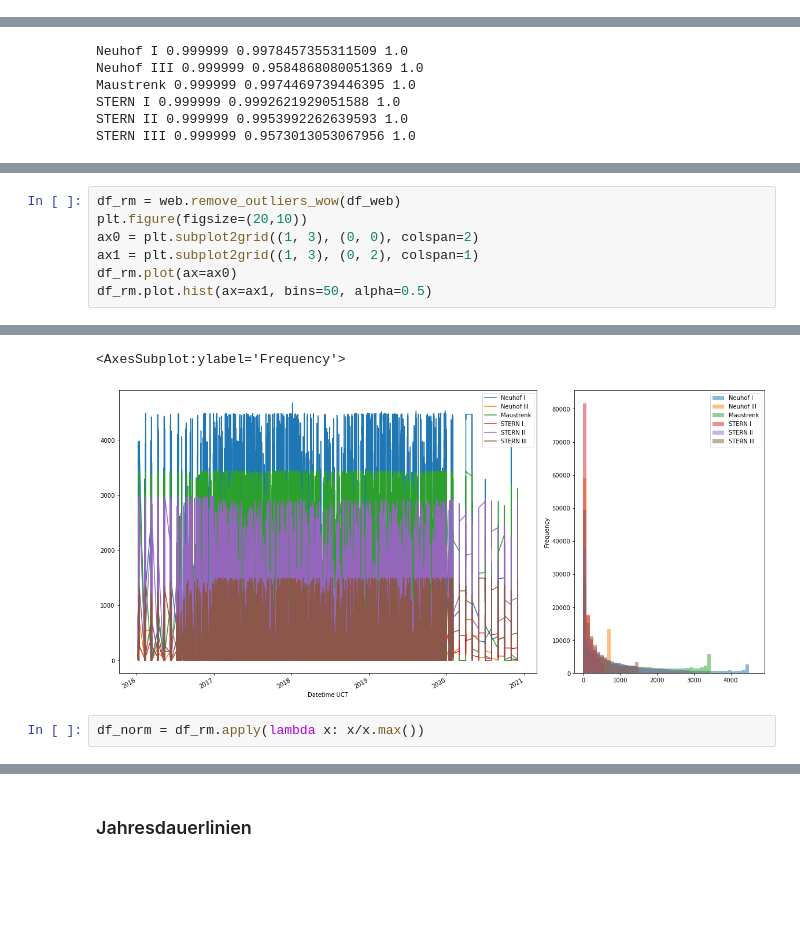
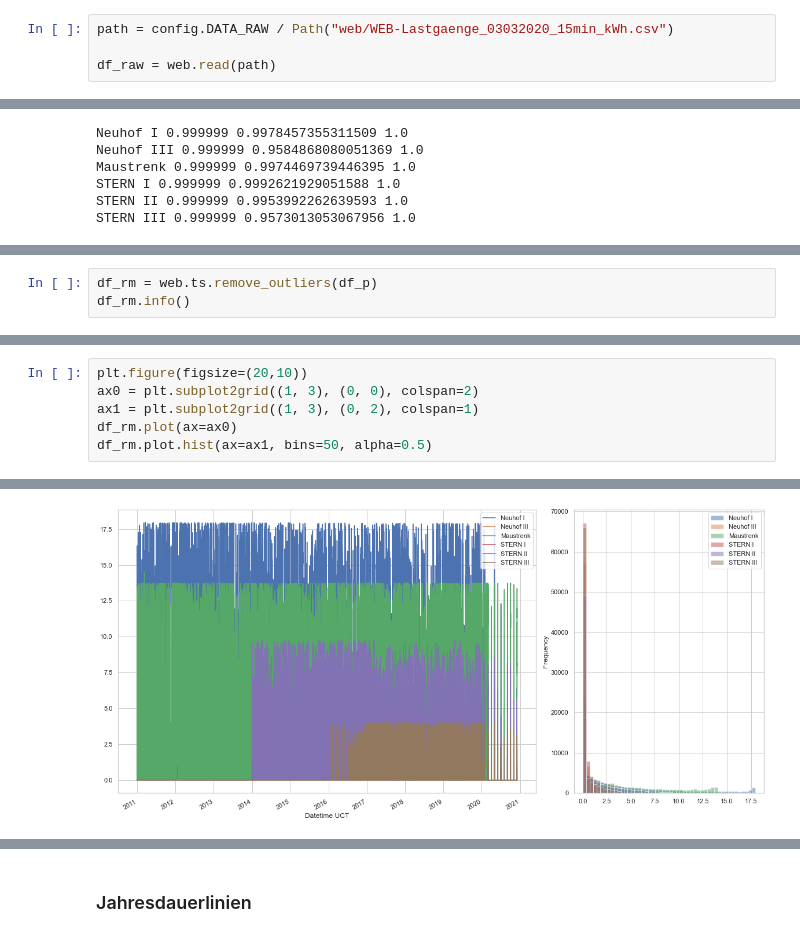
Before and after one commit to simonschaluppe/FLUCCOplus, a Jupyter notebook: notebooks/4.1.5_WEB_Windkraft.ipynb, the cells around one changed output, grey strips where cells are left out. Drawn from its saved outputs; the diff is of its cells as text; blank space fills up the shorter version.

```diff
--- a/notebooks/4.1.5_WEB_Windkraft.ipynb
+++ b/notebooks/4.1.5_WEB_Windkraft.ipynb
@@ -47,0 +23,4 @@ memory usage: 22.1+ MB
+# %%
+path = config.DATA_RAW / Path("web/WEB-Lastgaenge_03032020_15min_kWh.csv")
+
+df_raw = web.read(path)
@@ -142,0 +114,3 @@ df.describe()
+# %%
+df_rm = web.ts.remove_outliers(df_p)
+df_rm.info()
@@ -143,5 +144,4 @@ df.describe()
 # %%
-df_rm = web.remove_outliers_wow(df_web)
 plt.figure(figsize=(20,10))
 ax0 = plt.subplot2grid((1, 3), (0, 0), colspan=2)
 ax1 = plt.subplot2grid((1, 3), (0, 2), colspan=1)
@@ -152,4 +152 @@ remove_outliers_wow took 0:00:00.237410 for (124569, 6) df
-<AxesSubplot:ylabel='Frequency'>
-[figure, old version]
+[figure, new version]
-# %%
-df_norm = df_rm.apply(lambda x: x/x.max())
```
Also changed, not shown: parts of 33 cells of this notebook, 25 other files.
